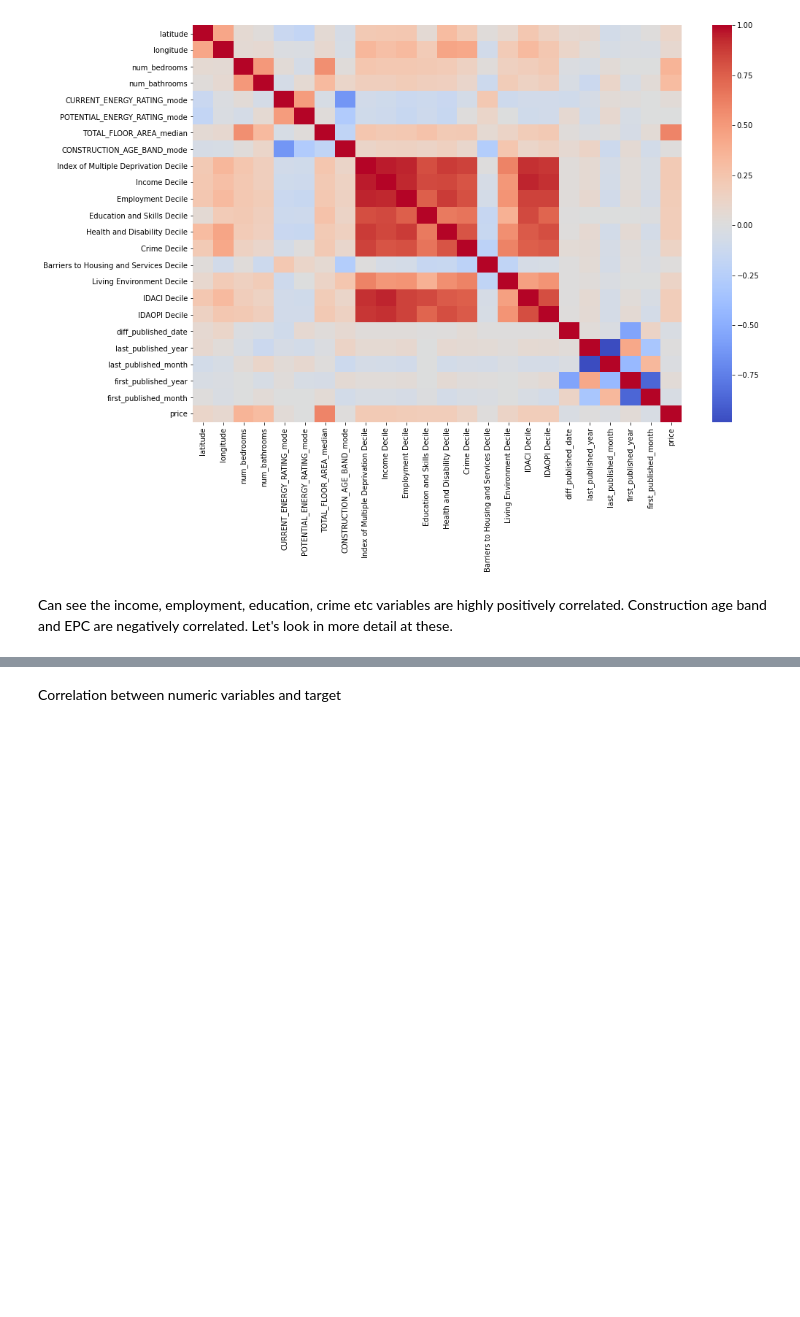
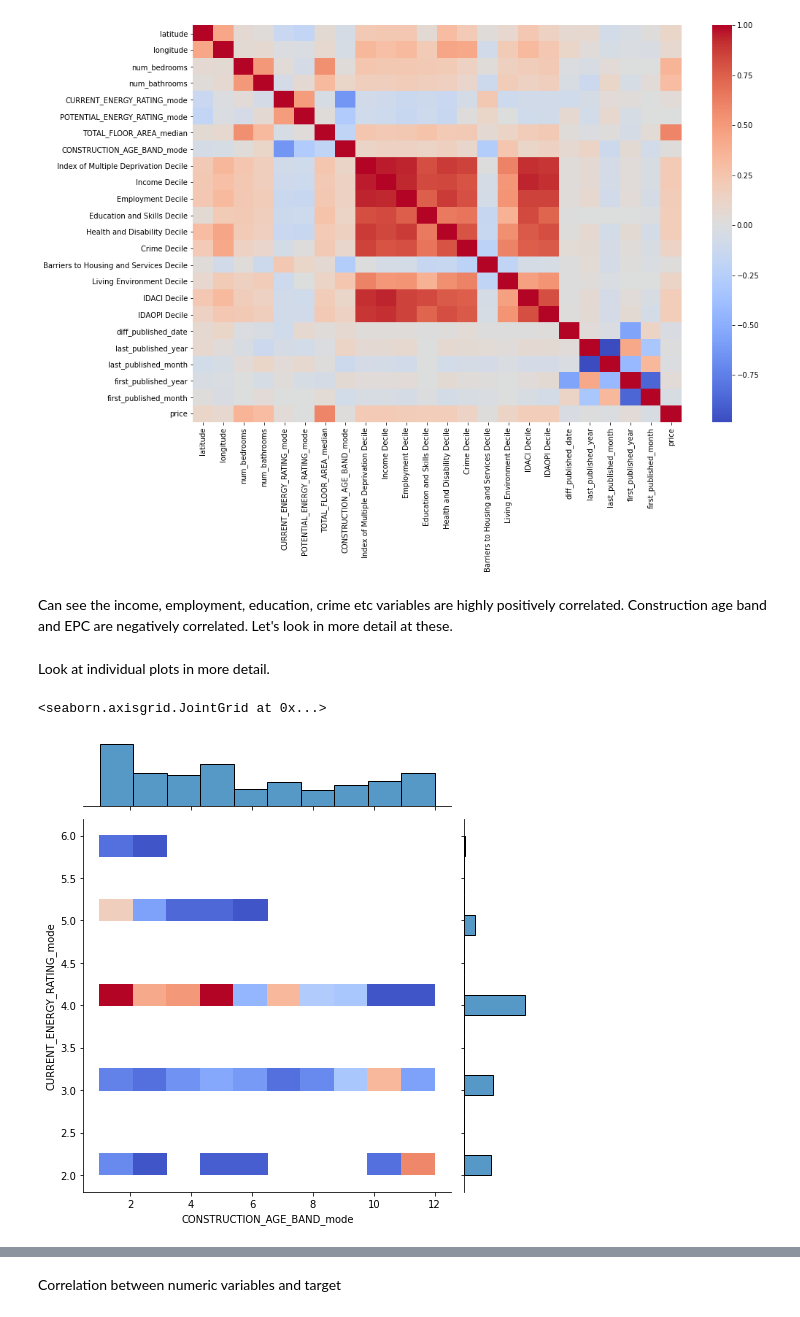
Before and after one commit to RobertVallance/house_prices_prediction_nuneaton_hinckley, a Jupyter notebook: 2.1-eda.ipynb, the cells around one changed output, grey strips where cells are left out. Saved outputs shown, nothing was run; the diff lists cells and outputs as text; code cells hidden in the pictures; blank space fills up the shorter version.

```diff
--- a/2.1-eda.ipynb
+++ b/2.1-eda.ipynb
@@ -230,3 +227,11 @@ sns.heatmap(zoopla_df_train[numeric_cols].astype(float).corr(), cmap='coolwarm')
 [figure]
 # %% [markdown]
 Can see the income, employment, education, crime etc variables are highly positively correlated. Construction age band and EPC are negatively correlated. Let's look in more detail at these.
+# %% [markdown]
+Look at individual plots in more detail.
+# %%
+# construction age vs EPC. Higher EPC number means worse rating. Higher construction age band means more recent.
+sns.jointplot(x=zoopla_df_train['CONSTRUCTION_AGE_BAND_mode'], y=zoopla_df_train['CURRENT_ENERGY_RATING_mode'], kind='hist', cmap='coolwarm', height=7)
+# %% [output]
+<seaborn.axisgrid.JointGrid at 0x...>
+[figure, added]
```
Also changed, not shown: parts of 21 cells of this notebook.
